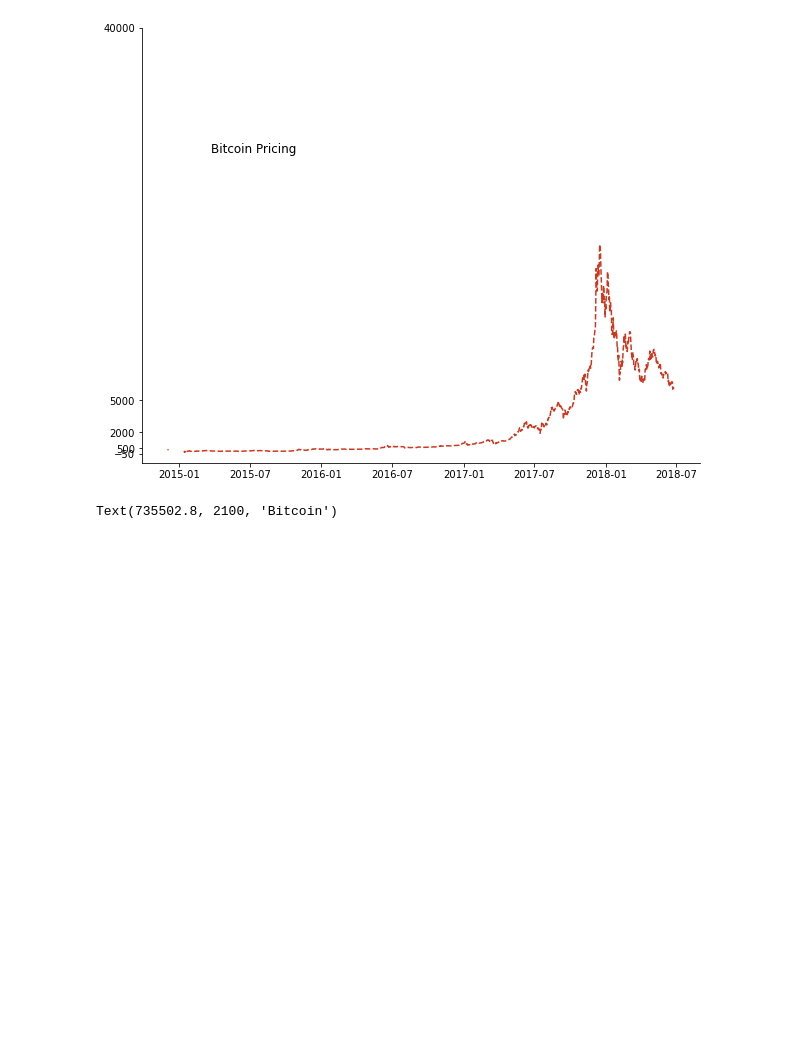
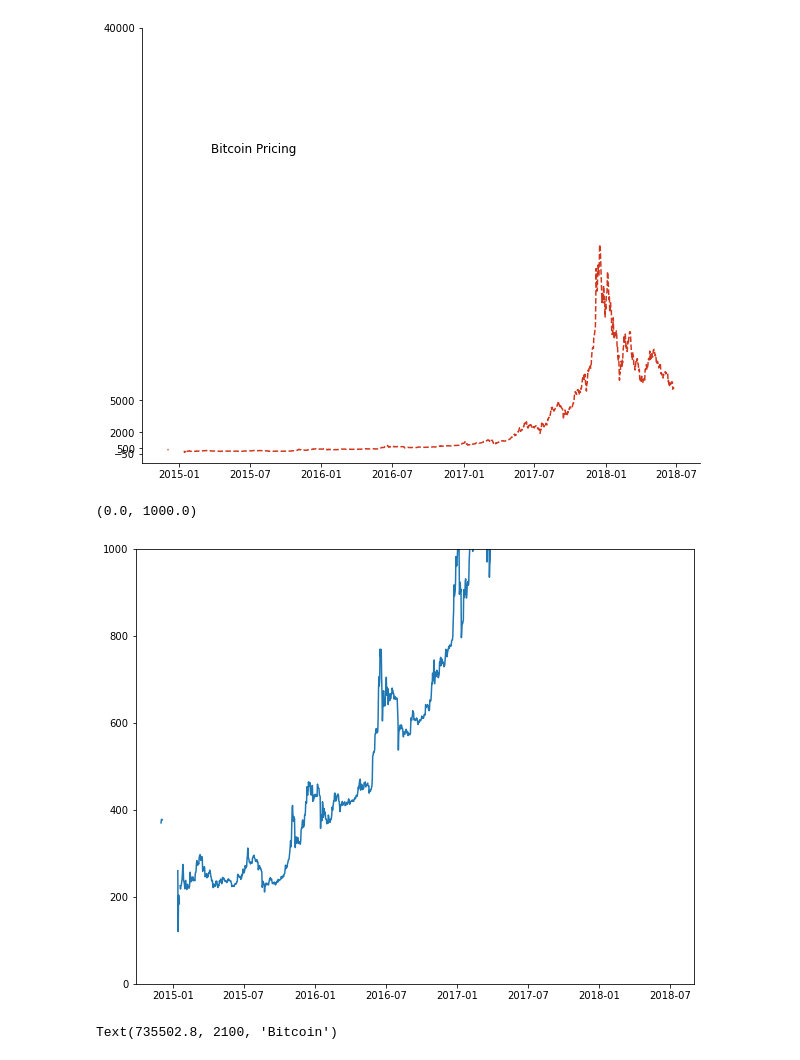
Before and after one commit to AnalitykEduPL/matplotlib, a Jupyter notebook: matplotlib - wygląd wykresu.ipynb, the cells around one changed output. Drawn from its saved outputs; the diff is of its cells as text; code cells hidden in the pictures; blank space fills up the shorter version.

```diff
--- a/matplotlib - wygląd wykresu.ipynb
+++ b/matplotlib - wygląd wykresu.ipynb
@@ -78,6 +78,13 @@ ax.spines['right'].set_visible(False)
 ax.spines['top'].set_visible(False)
 # %% [output]
 [figure]
+# %%
+fig, ax = plt.subplots(figsize=(10,8))
+res = ax.plot(x, y)
+plt.ylim(0,1000)
+# %% [output]
+(0.0, 1000.0)
+[figure, added]
 # %%
 fig, ax = plt.subplots(figsize=(10,8))
 res = ax.plot(x, y)
```
Also changed, not shown: parts of 3 cells of this notebook.
